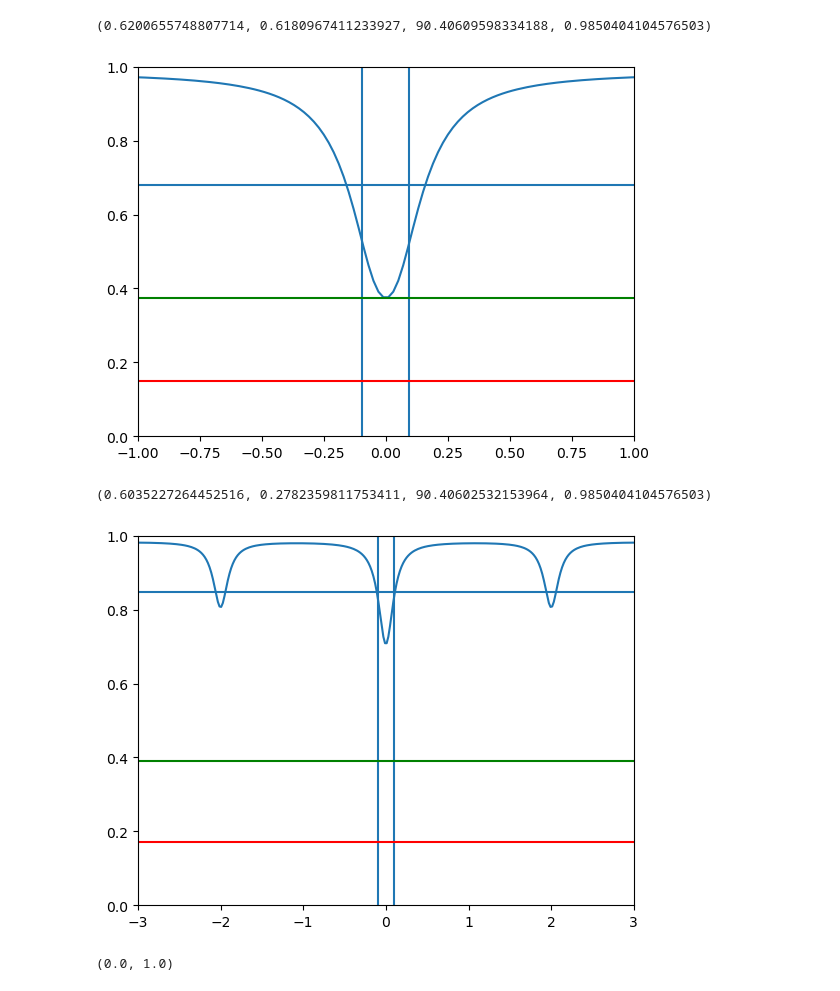
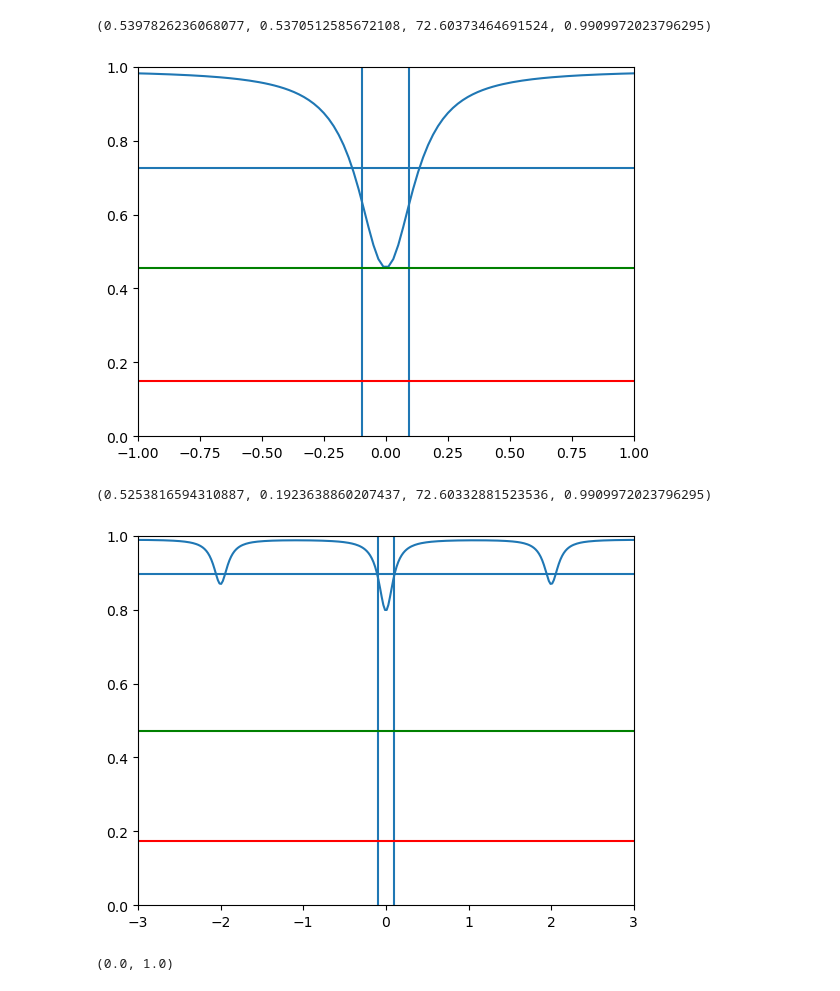
Before and after one commit to StanfordMossbauer/mossbauer_analysis, a Jupyter notebook: examples/theory_examples.ipynb, the cells around one changed output. Drawn from its saved outputs; the diff is of its cells as text; code cells hidden in the pictures.

```diff
--- a/examples/theory_examples.ipynb
+++ b/examples/theory_examples.ipynb
@@ -79,42 +76,42 @@ vis, (t.max()-t.min())/t.max(), source.mossbauer_photon_rate/1e6, moss.non_reson
 # %%
 source = CobaltRhodium()
 absorber = alphaFe()
-absorber.thickness_m = 300e-9
+absorber.thickness_m = 180e-9
 absorber.Eres = [0]
 absorber.split_ratio = [1]
-absorber.abundance = 0.95
+absorber.abundance = 0.96
 absorber.update_params()
 
 moss = Mossbauer(source, absorber)
 
 v = np.linspace(-10,10,1000)
 t = moss.total_transmission_rate_attenuated(v)
 
 
 plt.plot(v, t, label = 'Fe')
 
 plt.axhline((1-((t.max()-t.min())/2/t.max()))*moss.non_resonant_attenuation())
 plt.axvline(-(source.Gamma + absorber.Gamma)/2)
 plt.axvline((source.Gamma + absorber.Gamma)/2)
 
 plt.axhline((1 - source.fs)*moss.non_resonant_attenuation(),color = 'r')
 plt.axhline((1 - source.fs*moss.epsilon(absorber.thickness_normalized))*moss.non_resonant_attenuation(),color = 'g')
 
 
 plt.ylim(0,1)
 plt.xlim(-1,1)
 
 
 vis = moss.epsilon(absorber.thickness_normalized)*source.fs
 vis, (t.max()-t.min())/t.max(), source.mossbauer_photon_rate/1e6,moss.non_resonant_attenuation()
 # %% [output]
-(0.6200655748807714, 0.6180967411233927, 90.40609598334188, 0.9850404104576503)
+(0.5397826236068077, 0.5370512585672108, 72.60373464691524, 0.9909972023796295)
-[figure, old version]
+[figure, new version]
 # %%
 source = CobaltFe()
 absorber = alphaFe()
-absorber.thickness_m = 300e-9
-absorber.abundance = 0.95
+absorber.thickness_m = 180e-9
+absorber.abundance = 0.96
 absorber.update_params()
 
 moss = Mossbauer(source, absorber)
@@ -139,8 +136,8 @@ plt.xlim(-3,3)
 vis = moss.epsilon(absorber.thickness_normalized)*source.fs
 vis, (t.max()-t.min())/t.max(), source.mossbauer_photon_rate/1e6,moss.non_resonant_attenuation()
 # %% [output]
-(0.6035227264452516, 0.2782359811753411, 90.40602532153964, 0.9850404104576503)
+(0.5253816594310887, 0.1923638860207437, 72.60332881523536, 0.9909972023796295)
-[figure, old version]
+[figure, new version]
 # %%
 
 v = np.linspace(-10,10,1000)
```
Also changed, not shown: parts of 2 cells of this notebook, 13 other files.
